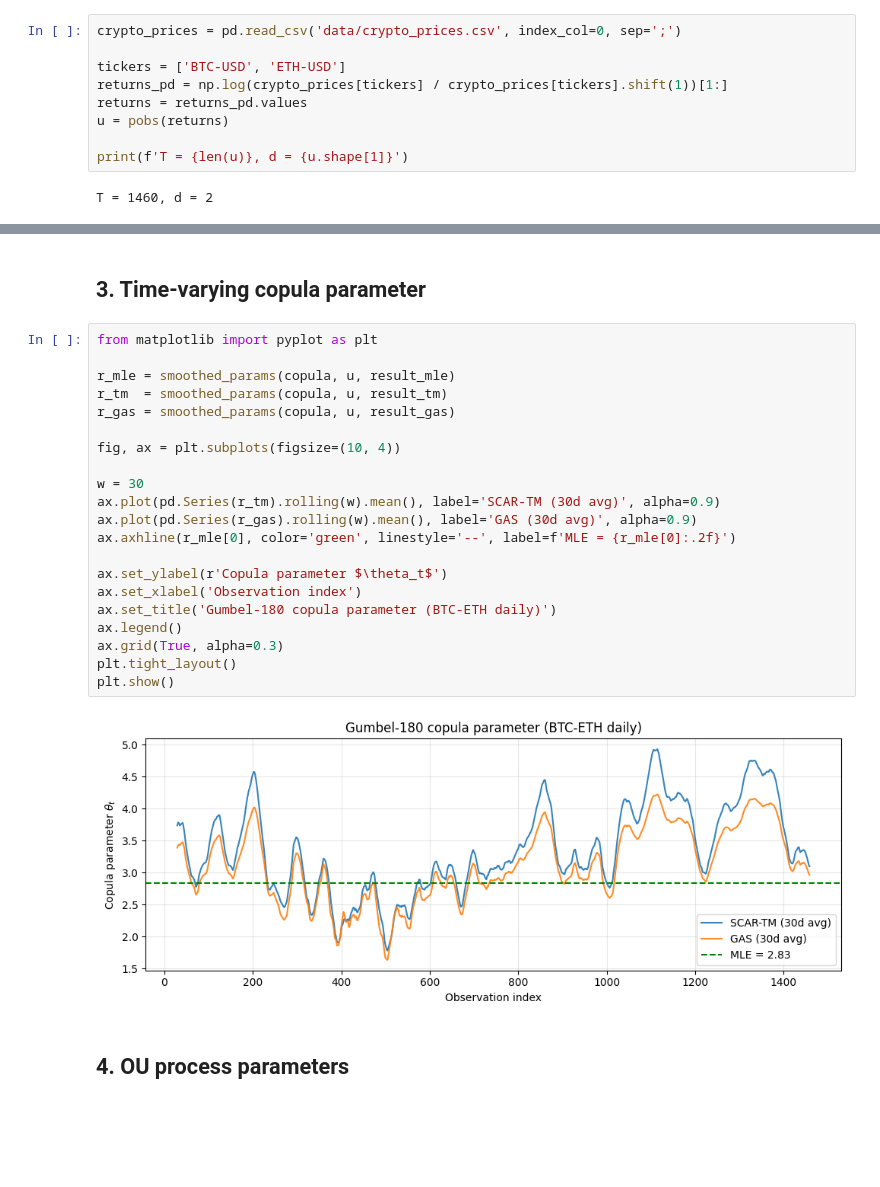
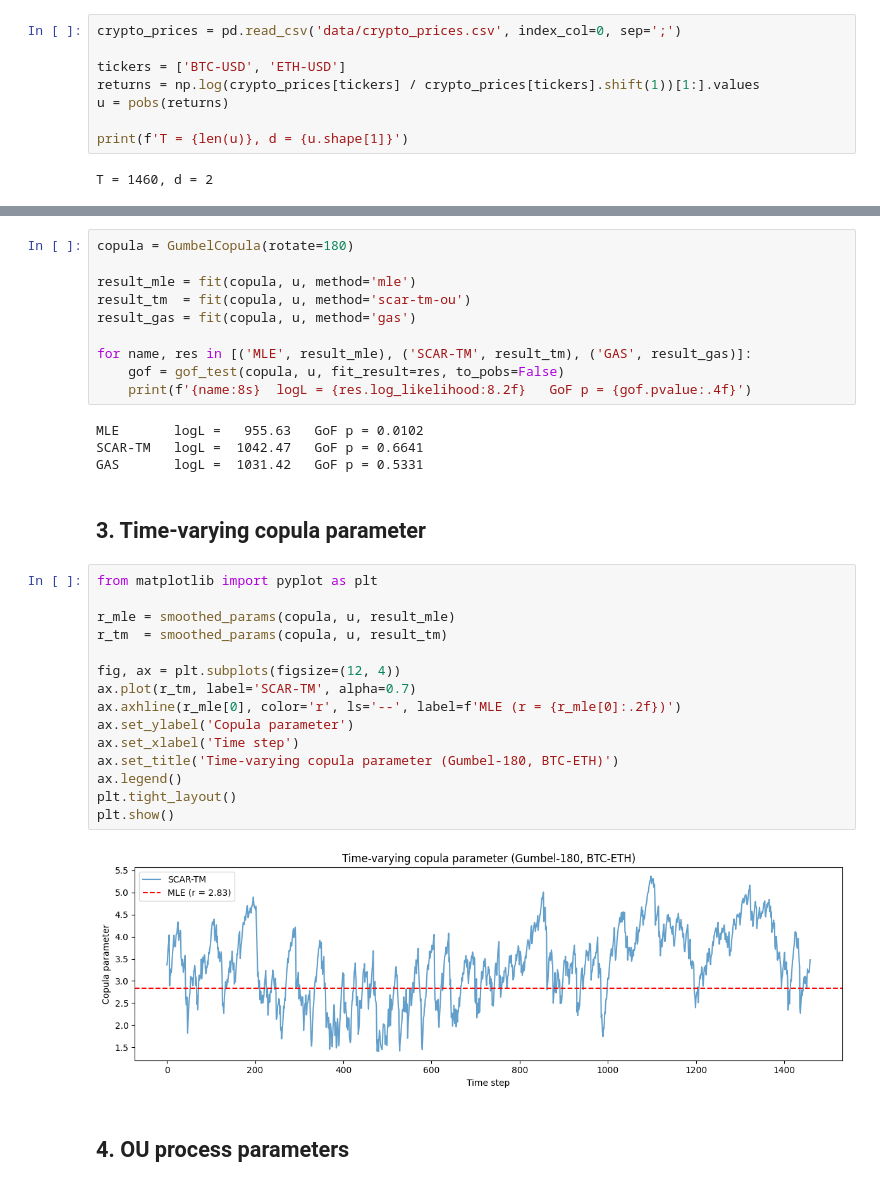
Before and after one commit to AANovokhatskiy/pyscarcopula, a Jupyter notebook: example.ipynb, the cells around one changed output, grey strips where cells are left out. Drawn from its saved outputs; the diff is of its cells as text; blank space fills up the shorter version.

```diff
--- a/example.ipynb
+++ b/example.ipynb
@@ -16,8 +16,7 @@ from pyscarcopula.stattests import gof_test
 crypto_prices = pd.read_csv('data/crypto_prices.csv', index_col=0, sep=';')
 
 tickers = ['BTC-USD', 'ETH-USD']
-returns_pd = np.log(crypto_prices[tickers] / crypto_prices[tickers].shift(1))[1:]
-returns = returns_pd.values
+returns = np.log(crypto_prices[tickers] / crypto_prices[tickers].shift(1))[1:].values
 u = pobs(returns)
 
 print(f'T = {len(u)}, d = {u.shape[1]}')
@@ -52,28 +29,36 @@ SCAR-TM         1042.47     0.0840     0.6692
+# %%
+copula = GumbelCopula(rotate=180)
+
+result_mle = fit(copula, u, method='mle')
+result_tm  = fit(copula, u, method='scar-tm-ou')
+result_gas = fit(copula, u, method='gas')
+
+for name, res in [('MLE', result_mle), ('SCAR-TM', result_tm), ('GAS', result_gas)]:
+    gof = gof_test(copula, u, fit_result=res, to_pobs=False)
+    print(f'{name:8s}  logL = {res.log_likelihood:8.2f}   GoF p = {gof.pvalue:.4f}')
+# %% [output]
+MLE       logL =   955.63   GoF p = 0.0102
+SCAR-TM   logL =  1042.47   GoF p = 0.6641
+GAS       logL =  1031.42   GoF p = 0.5331
 # %% [markdown]
 ## 3. Time-varying copula parameter
 # %%
 from matplotlib import pyplot as plt
 
 r_mle = smoothed_params(copula, u, result_mle)
 r_tm  = smoothed_params(copula, u, result_tm)
-r_gas = smoothed_params(copula, u, result_gas)
 
-fig, ax = plt.subplots(figsize=(10, 4))
-
-w = 30
-ax.plot(pd.Series(r_tm).rolling(w).mean(), label='SCAR-TM (30d avg)', alpha=0.9)
-ax.plot(pd.Series(r_gas).rolling(w).mean(), label='GAS (30d avg)', alpha=0.9)
-ax.axhline(r_mle[0], color='green', linestyle='--', label=f'MLE = {r_mle[0]:.2f}')
-
-ax.set_ylabel(r'Copula parameter $\theta_t$')
-ax.set_xlabel('Observation index')
-ax.set_title('Gumbel-180 copula parameter (BTC-ETH daily)')
+fig, ax = plt.subplots(figsize=(12, 4))
+ax.plot(r_tm, label='SCAR-TM', alpha=0.7)
+ax.axhline(r_mle[0], color='r', ls='--', label=f'MLE (r = {r_mle[0]:.2f})')
+ax.set_ylabel('Copula parameter')
+ax.set_xlabel('Time step')
+ax.set_title('Time-varying copula parameter (Gumbel-180, BTC-ETH)')
 ax.legend()
-ax.grid(True, alpha=0.3)
 plt.tight_layout()
 plt.show()
 # %% [output]
-[figure, old version]
+[figure, new version]
 # %% [markdown]
 ## 4. OU process parameters
 # %%
```
Also changed, not shown: parts of 15 cells of this notebook, 20 other files.
